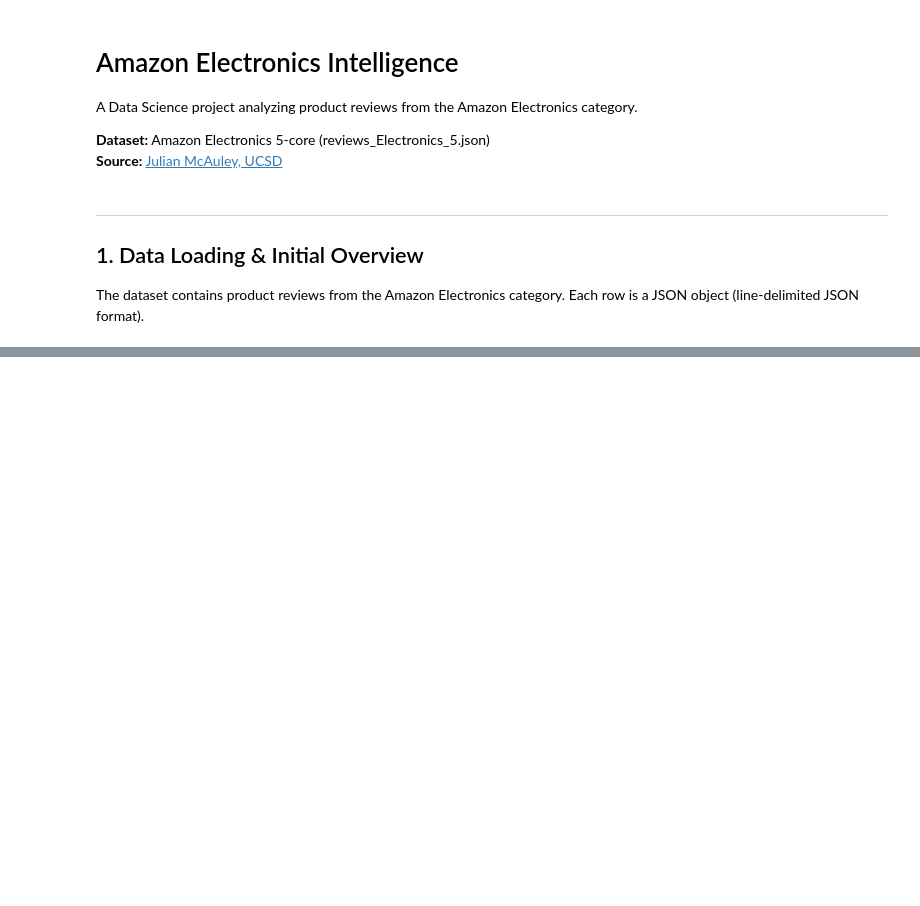
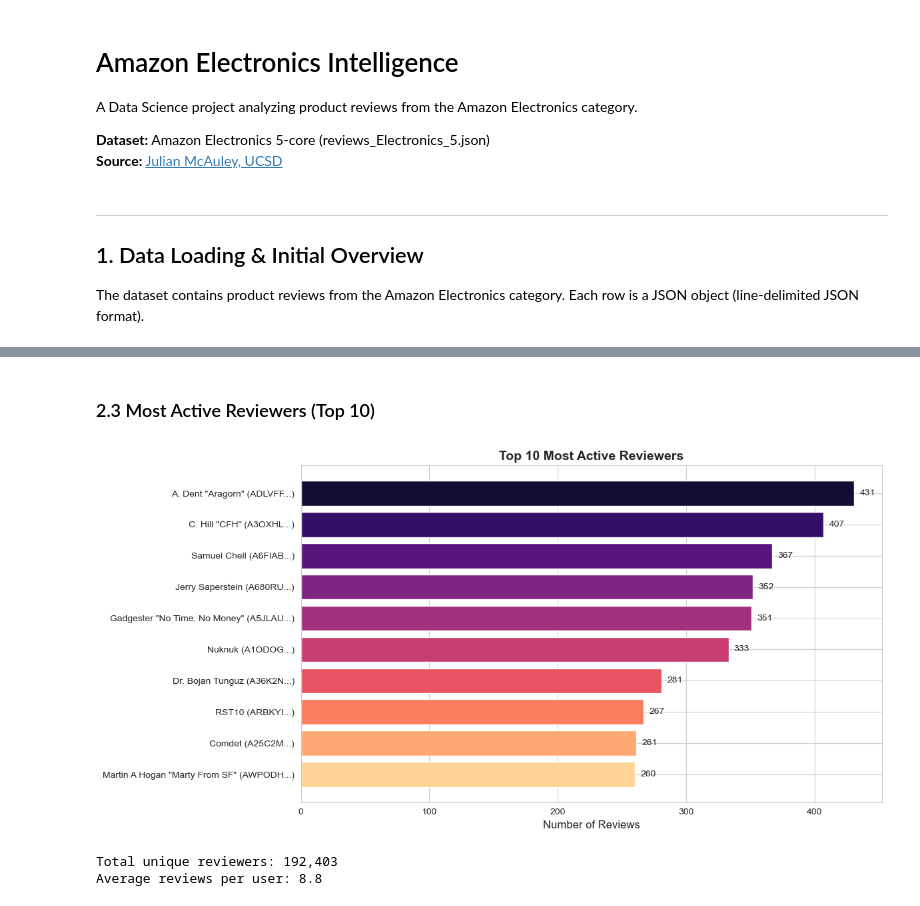
Before and after one commit to iremmkrtlmz/Amazon-Electronics-Intelligence, a Jupyter notebook: amazon_electronics_intelligence.ipynb, the cells around one changed output, grey strips where cells are left out. Cells and saved outputs as stored; diff of their text form; code cells hidden in the pictures; blank space fills up the shorter version.

```diff
--- a/amazon_electronics_intelligence.ipynb
+++ b/amazon_electronics_intelligence.ipynb
@@ -72,0 +159,31 @@ for col in df.columns:
+# %% [markdown]
+### 2.3 Most Active Reviewers (Top 10)
+# %%
+# Top 10 most active reviewers
+top_reviewers = df['reviewerID'].value_counts().head(10)
+
+# Get reviewer names where available
+reviewer_names = df.drop_duplicates('reviewerID').set_index('reviewerID')['reviewerName']
+labels = [f'{reviewer_names.get(rid, "Unknown")} ({rid[:6]}...)' for rid in top_reviewers.index]
+
+fig, ax = plt.subplots(figsize=(12, 6))
+bars = ax.barh(range(len(top_reviewers)), top_reviewers.values, color=sns.color_palette('magma', 10))
+ax.set_yticks(range(len(top_reviewers)))
+ax.set_yticklabels(labels, fontsize=10)
+ax.set_xlabel('Number of Reviews', fontsize=12)
+ax.set_title('Top 10 Most Active Reviewers', fontsize=14, fontweight='bold')
+ax.invert_yaxis()
+
+offset=top_reviewers.max()*0.01
+for i, v in enumerate(top_reviewers.values):
+    ax.text(v + offset, i, f'{v:,}', va='center', fontsize=10)
+
+plt.tight_layout()
+plt.show()
+
+print(f'Total unique reviewers: {df["reviewerID"].nunique():,}')
+print(f'Average reviews per user: {df.groupby("reviewerID").size().mean():.1f}')
+# %% [output]
+[figure, added]
+Total unique reviewers: 192,403
+Average reviews per user: 8.8
```
Also changed, not shown: parts of 9 cells of this notebook.
